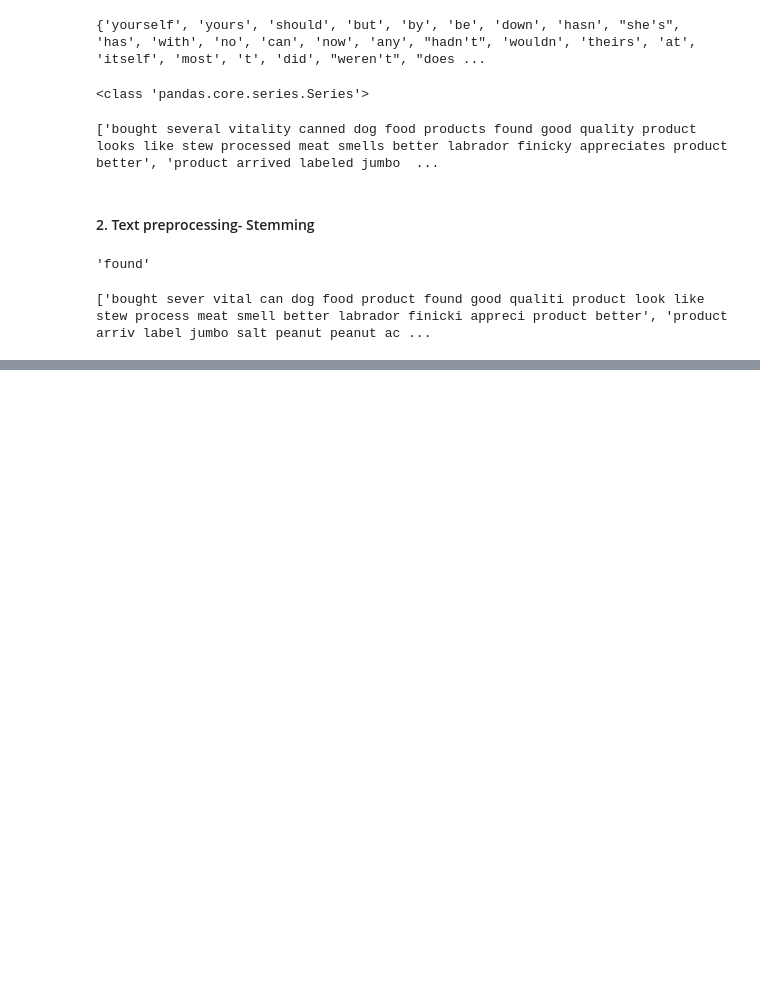
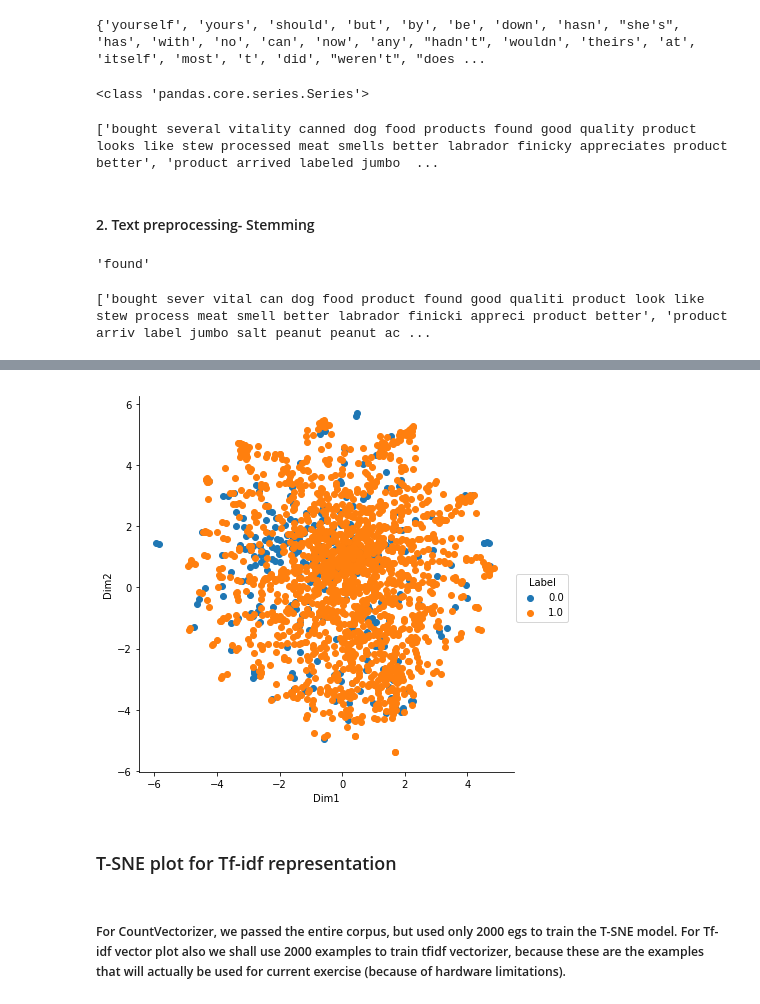
Before and after one commit to krishnakrmahto/Applied-AI-Course-Assignments, a Jupyter notebook: t-SNE visualization of Amazon reviews with polarity based color-coding/t_SNE_visualisation_BoW_tfidf_avgw2v_tfidfw2v.ipynb, the cells around one changed output, grey strips where cells are left out. Saved outputs shown, nothing was run; the diff lists cells and outputs as text; code cells hidden in the pictures; blank space fills up the shorter version.

```diff
--- a/t-SNE visualization of Amazon reviews with polarity based color-coding/t_SNE_visualisation_BoW_tfidf_avgw2v_tfidfw2v.ipynb
+++ b/t-SNE visualization of Amazon reviews with polarity based color-coding/t_SNE_visualisation_BoW_tfidf_avgw2v_tfidfw2v.ipynb
@@ -185,0 +231,8 @@ print(stemmed_corpus[:10])
+# %%
+labels_2000 = np.array(labels_2000)
+# %%
+labels_2000 = labels_2000.reshape(2000, 1)
+# %%
+dim_reduced_corpus_with_labels = np.concatenate((dim_reduced_corpus, labels_2000), axis = 1)
+# %%
+dim_reduced_corpus_with_labels_df = pd.DataFrame(dim_reduced_corpus_with_labels, columns = ('Dim1', 'Dim2', 'Label'))
@@ -185,0 +242,10 @@ print(stemmed_corpus[:10])
+# %%
+sns.FacetGrid(dim_reduced_corpus_with_labels_df, hue = 'Label', size = 6)\
+    .map(plt.scatter, 'Dim1', 'Dim2')\
+    .add_legend()
+
+plt.show()
+# %% [output]
+[figure, added]
+# %% [markdown]
+### T-SNE plot for Tf-idf representation
@@ -185,0 +256,2 @@ print(stemmed_corpus[:10])
+# %% [markdown]
+##### For CountVectorizer, we passed the entire corpus, but used only 2000 egs to train the T-SNE model. For Tf-idf vector plot also we shall use 2000 examples to train tfidf vectorizer, because these are the examples that will actually be used for current exercise (because of hardware limitations).
```
Also changed, not shown: parts of 25 cells of this notebook, 1 other file.
